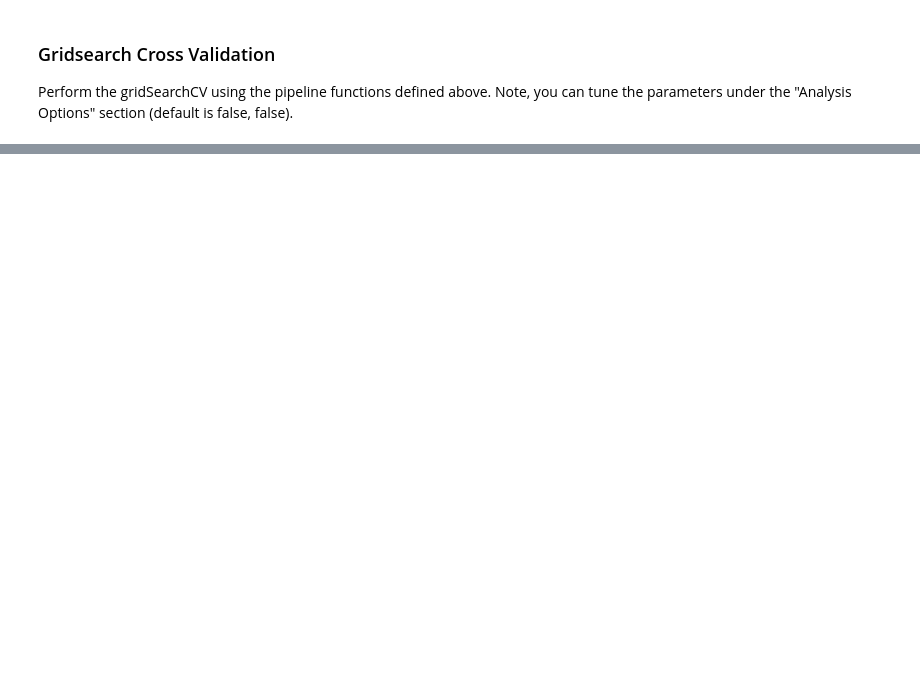
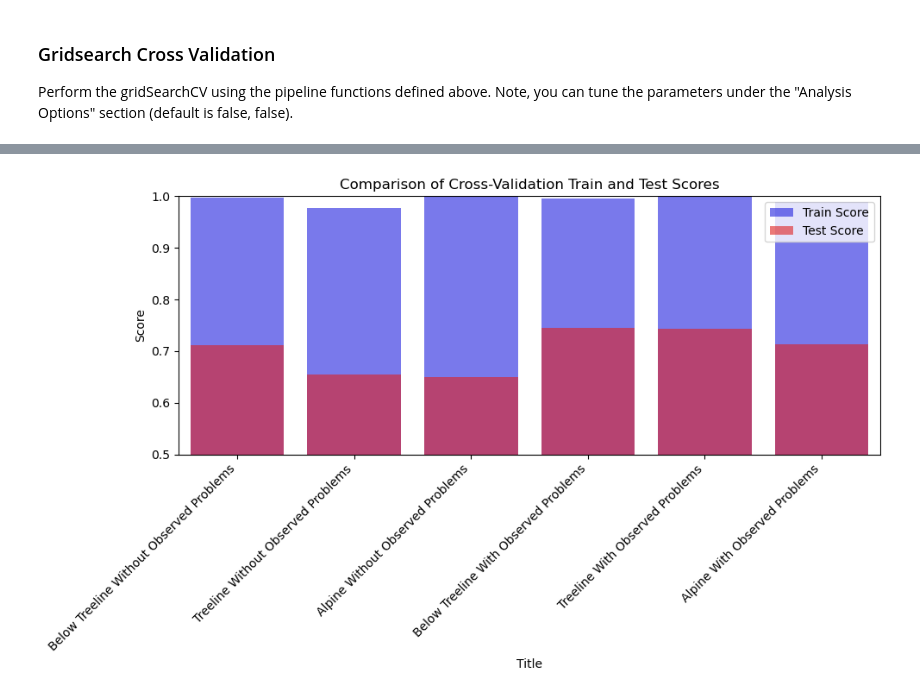
Before and after one commit to tobineberle/ensf-611-project, a Jupyter notebook: Project Files/ensf611_project.ipynb, the cells around one changed output, grey strips where cells are left out. Saved outputs shown, nothing was run; the diff lists cells and outputs as text; code cells hidden in the pictures; blank space fills up the shorter version.

Commit message:
Add data visualizations.

```diff
--- a/Project Files/ensf611_project.ipynb
+++ b/Project Files/ensf611_project.ipynb
@@ -360,0 +428,5 @@ for title, y in y_dict.items():
+# %%
+# Create and display the results dataframe
+results_df = pd.DataFrame(results_list)
+pd.set_option('display.max_colwidth', 1000)
+display(results_df)
@@ -360,0 +441,16 @@ for title, y in y_dict.items():
+# %%
+import matplotlib.pyplot as plt
+import seaborn as sns
+
+plt.figure(figsize=(10, 6))
+sns.barplot(x='Title', y='Best Cross-Validation Train Score', data=results_df, color='b', alpha=0.6, label='Train Score')
+sns.barplot(x='Title', y='Best Cross-Validation Test Score', data=results_df, color='r', alpha=0.6, label='Test Score')
+plt.xticks(rotation=45, ha='right')
+plt.ylim(0.5, 1.0)
+plt.title('Comparison of Cross-Validation Train and Test Scores')
+plt.ylabel('Score')
+plt.legend()
+plt.tight_layout()
+plt.show()
+# %% [output]
+[figure, added]
```
Also changed, not shown: parts of 18 cells of this notebook.
